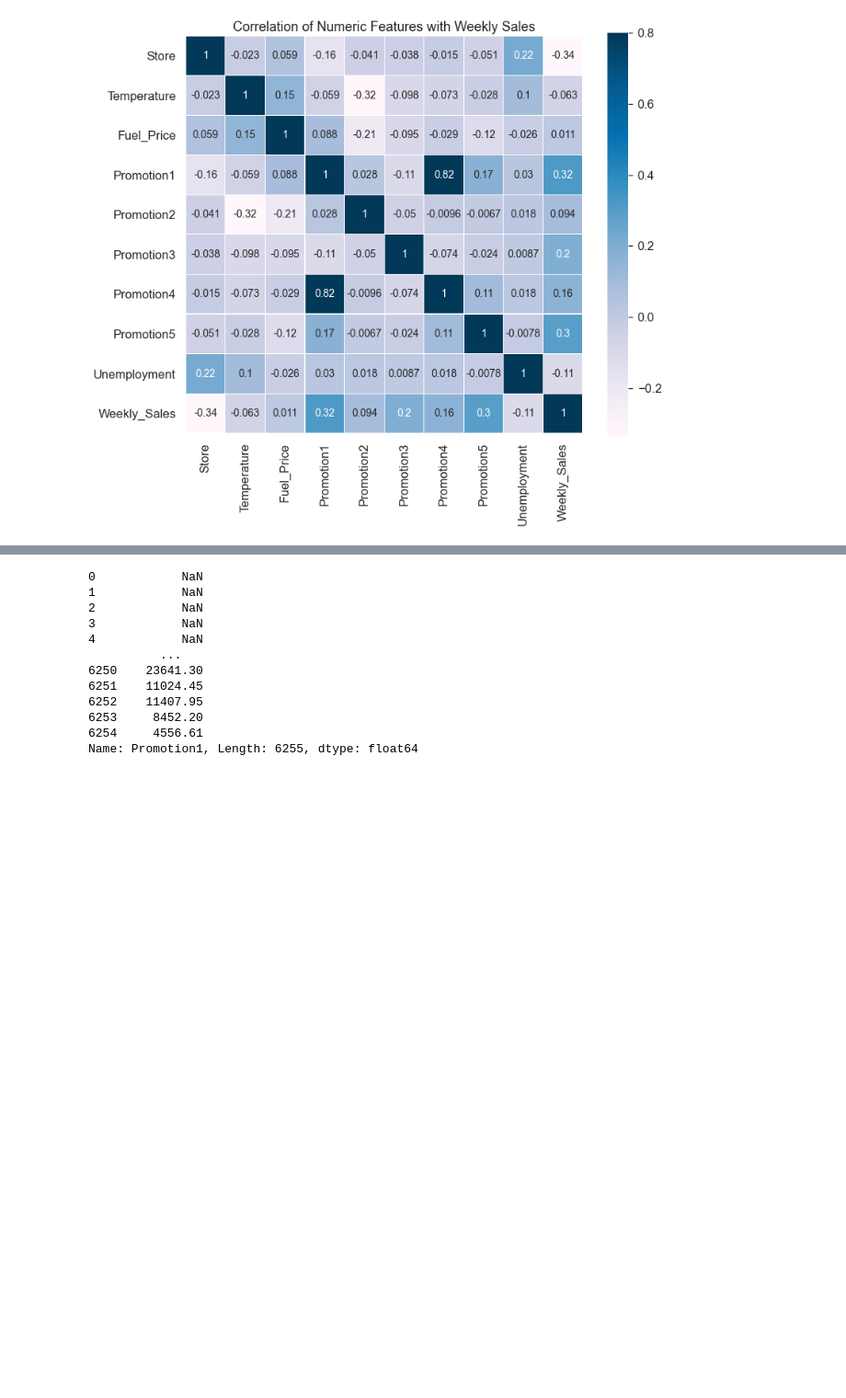
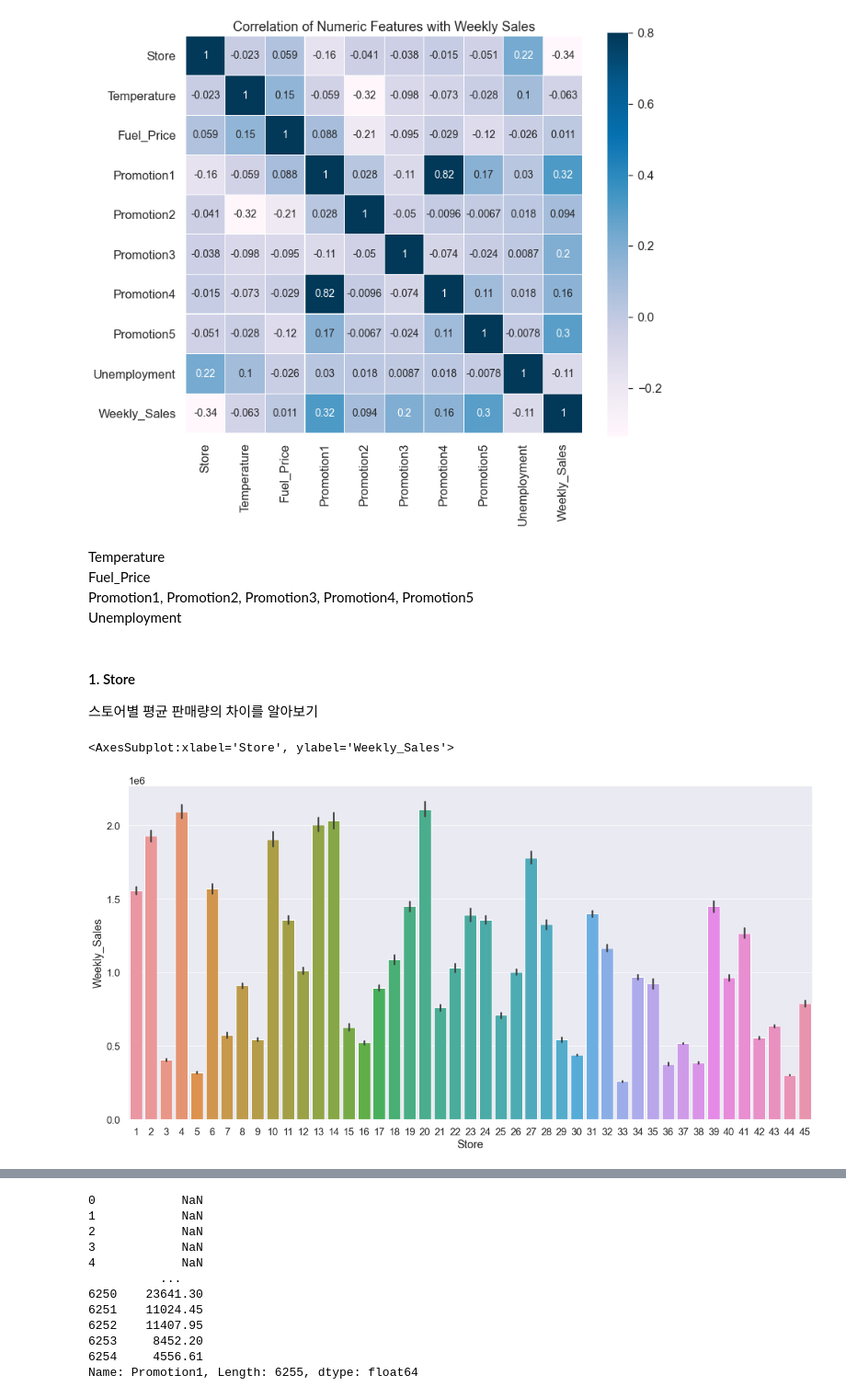
Before and after one commit to GayeonKimm/DS, a Jupyter notebook: 220714 shoppingmall_predict.ipynb, the cells around one changed output, grey strips where cells are left out. Shown at 92% size. Saved outputs shown, nothing was run; the diff lists cells and outputs as text; code cells hidden in the pictures; blank space fills up the shorter version.

```diff
--- a/220714 shoppingmall_predict.ipynb
+++ b/220714 shoppingmall_predict.ipynb
@@ -198,0 +225,2 @@ Skewness : 0.068794
+# %%
+df_train = df_train.astype({'Store':'object'})
@@ -363,3 +411,21 @@ sns.heatmap(corr_data.corr(), vmax=.8, linewidths=0.1,square=True,annot=True,cma
 # %% [output]
 <AxesSubplot:title={'center':'Correlation of Numeric Features with Weekly Sales'}>
 [figure]
+# %% [markdown]
+Temperature
+Fuel_Price
+Promotion1, Promotion2, Promotion3, Promotion4, Promotion5
+Unemployment
+# %% [markdown]
+#### 1. Store
+스토어별 평균 판매량의 차이를 알아보기
+# %%
+# fig, ax = plt.subplots(nrows=4, figsize=(30,30))
+# sns.barplot(data=df_train, x ='Store', y = 'Weekly_Sales',ax = ax[0])
+
+plt.figure(figsize=(20,10))
+sns.barplot(data=df_train, x ='Store', y = 'Weekly_Sales', estimator=np.mean)
+# seaborn은 오름차순 안됨
+# %% [output]
+<AxesSubplot:xlabel='Store', ylabel='Weekly_Sales'>
+[figure, added]
```
Also changed, not shown: parts of 30 cells of this notebook.
